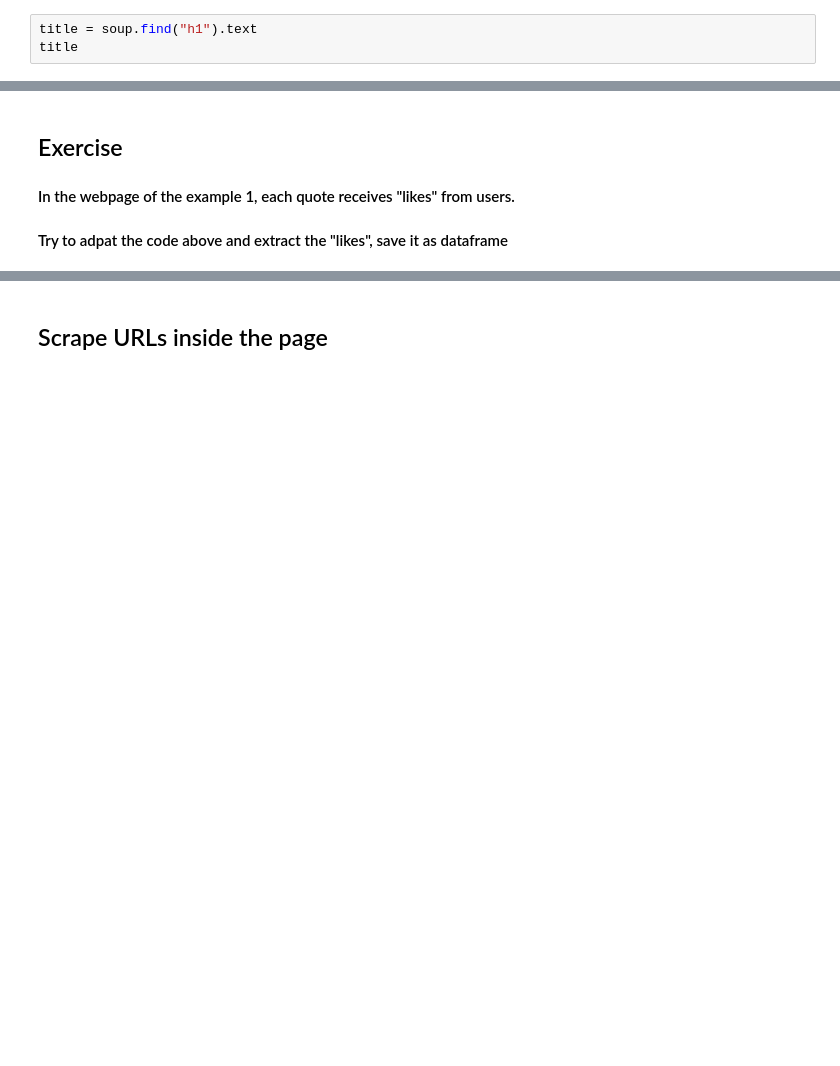
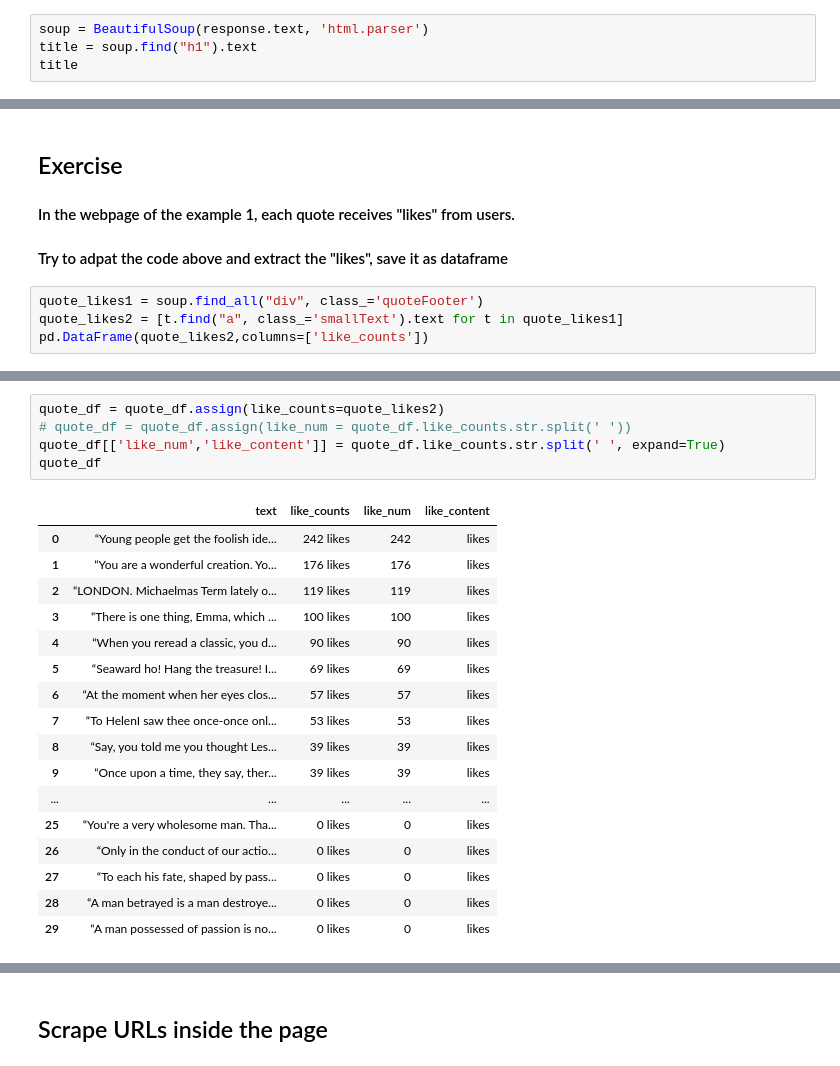
Before and after one commit to Lucy-Family-Institute/CSSR-Workshop-Scrapy, a Jupyter notebook: intro_code.ipynb, the cells around one changed output, grey strips where cells are left out. Cells and saved outputs as stored; diff of their text form; blank space fills up the shorter version.

```diff
--- a/intro_code.ipynb
+++ b/intro_code.ipynb
@@ -44,6 +54,7 @@ all_text
 # %%
 ## Structural Parsing
 # %%
+soup = BeautifulSoup(response.text, 'html.parser')
 title = soup.find("h1").text
 title
 # %% [output]
@@ -68,3 +136,7 @@ quote_df
 ## Exercise
 #### In the webpage of the example 1, each quote receives "likes" from users.
 #### Try to adpat the code above and extract the "likes", save it as dataframe
+# %%
+quote_likes1 = soup.find_all("div", class_='quoteFooter')
+quote_likes2 = [t.find("a", class_='smallText').text for t in quote_likes1]
+pd.DataFrame(quote_likes2,columns=['like_counts'])
@@ -70,0 +161,23 @@ quote_df
+# %%
+quote_df = quote_df.assign(like_counts=quote_likes2)
+# quote_df = quote_df.assign(like_num = quote_df.like_counts.str.split(' '))
+quote_df[['like_num','like_content']] = quote_df.like_counts.str.split(' ', expand=True)
+quote_df
+# %% [output]
+|  | text | like_counts | like_num | like_content |
+| 0 | “Young people get the foolish ide... | 242 likes | 242 | likes |
+| 1 | “You are a wonderful creation. Yo... | 176 likes | 176 | likes |
+| 2 | “LONDON. Michaelmas Term lately o... | 119 likes | 119 | likes |
+| 3 | “There is one thing, Emma, which ... | 100 likes | 100 | likes |
+| 4 | “When you reread a classic, you d... | 90 likes | 90 | likes |
+| 5 | “Seaward ho! Hang the treasure! I... | 69 likes | 69 | likes |
+| 6 | “At the moment when her eyes clos... | 57 likes | 57 | likes |
+| 7 | “To HelenI saw thee once-once onl... | 53 likes | 53 | likes |
+| 8 | “Say, you told me you thought Les... | 39 likes | 39 | likes |
+| 9 | “Once upon a time, they say, ther... | 39 likes | 39 | likes |
+| ... | ... | ... | ... | ... |
+| 25 | “You're a very wholesome man. Tha... | 0 likes | 0 | likes |
+| 26 | “Only in the conduct of our actio... | 0 likes | 0 | likes |
+| 27 | “To each his fate, shaped by pass... | 0 likes | 0 | likes |
+| 28 | “A man betrayed is a man destroye... | 0 likes | 0 | likes |
+| 29 | “A man possessed of passion is no... | 0 likes | 0 | likes |
```
Also changed, not shown: parts of 11 cells of this notebook.
